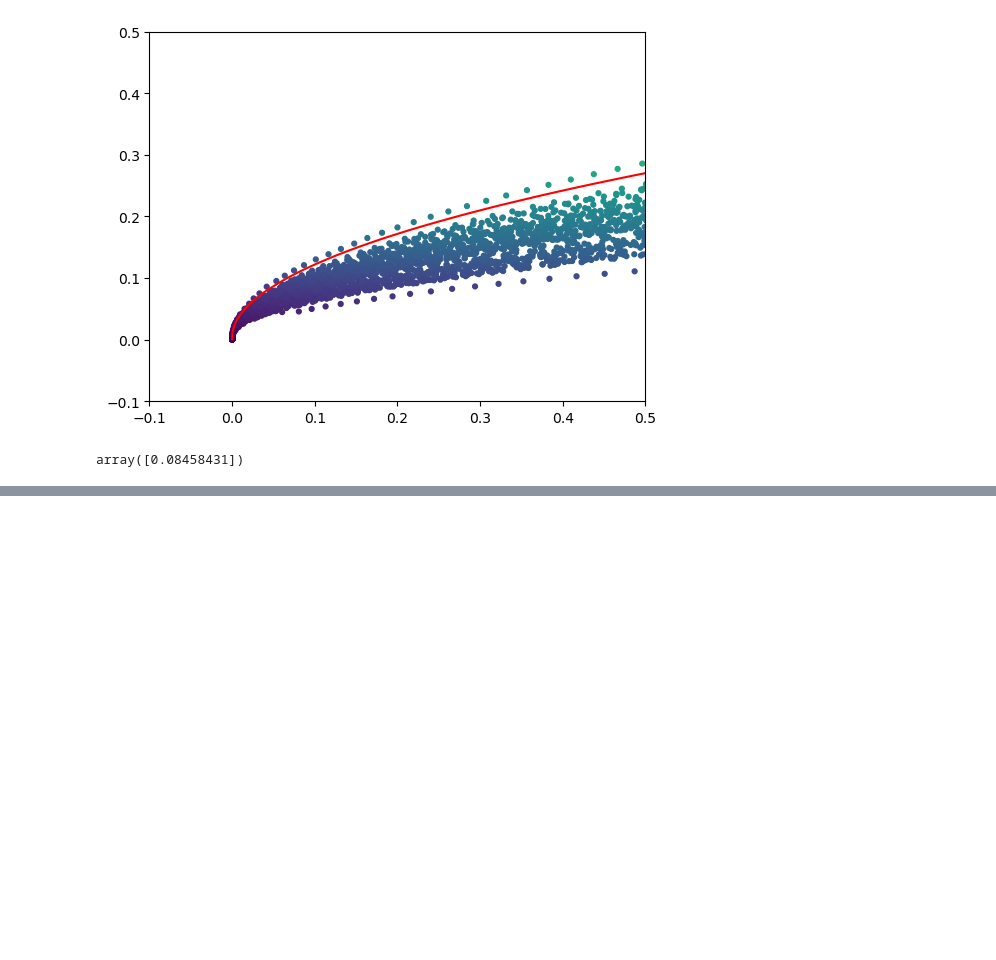
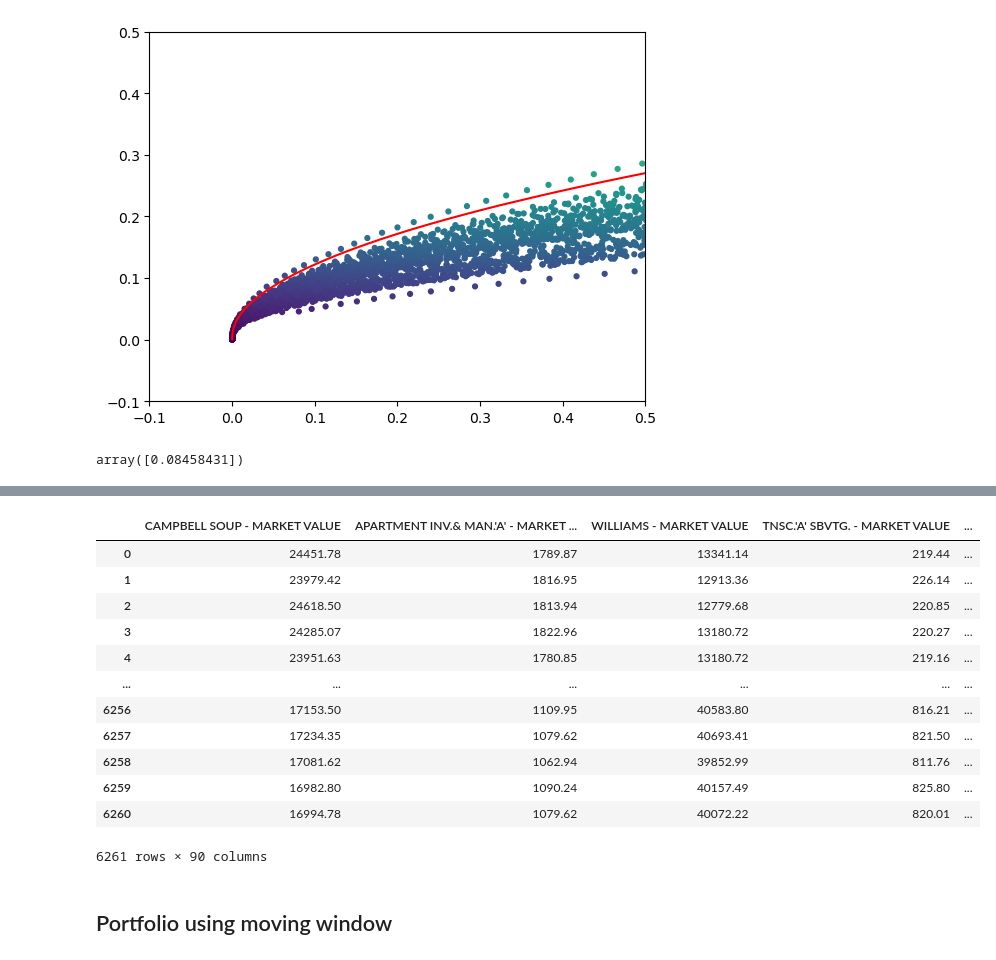
Before and after one commit to victoriawong1123/quant_asset, a Jupyter notebook: project_testing/qarm_self.ipynb, the cells around one changed output, grey strips where cells are left out. Saved outputs shown, nothing was run; the diff lists cells and outputs as text; code cells hidden in the pictures; blank space fills up the shorter version.

```diff
--- a/project_testing/qarm_self.ipynb
+++ b/project_testing/qarm_self.ipynb
@@ -675,0 +842,5 @@ plt.show()
+# %%
+# monthly return
+r = simple_return.dropna(axis=1, thresh=6250)  # drop nan with a threshold
+monthly_df = r.resample('M').agg(lambda x: (x + 1).prod() - 1)  # merge daily to monthly
+monthly_df.head(5)
@@ -675,0 +856,28 @@ plt.show()
+# %%
+# market cap
+
+cols = []
+for col in monthly_df.columns:
+    col = col.split('-')
+    for mkt_col in market_cap.columns:
+        if mkt_col.startswith(col[0]):
+            cols.append(mkt_col)
+market_cap = market_cap.loc[:, market_cap.columns.isin(cols)]
+market_cap.index = r.index
+market_cap = market_cap.resample('M').mean()
+# %% [output]
+|  | CAMPBELL SOUP - MARKET VALUE | APARTMENT INV.& MAN.'A' - MARKET ... | WILLIAMS - MARKET VALUE | TNSC.'A' SBVTG. - MARKET VALUE | ... |
+| 0 | 24451.78 | 1789.87 | 13341.14 | 219.44 | ... |
+| 1 | 23979.42 | 1816.95 | 12913.36 | 226.14 | ... |
+| 2 | 24618.50 | 1813.94 | 12779.68 | 220.85 | ... |
+| 3 | 24285.07 | 1822.96 | 13180.72 | 220.27 | ... |
+| 4 | 23951.63 | 1780.85 | 13180.72 | 219.16 | ... |
+| ... | ... | ... | ... | ... | ... |
+| 6256 | 17153.50 | 1109.95 | 40583.80 | 816.21 | ... |
+| 6257 | 17234.35 | 1079.62 | 40693.41 | 821.50 | ... |
+| 6258 | 17081.62 | 1062.94 | 39852.99 | 811.76 | ... |
+| 6259 | 16982.80 | 1090.24 | 40157.49 | 825.80 | ... |
+| 6260 | 16994.78 | 1079.62 | 40072.22 | 820.01 | ... |
+6261 rows × 90 columns
+# %% [markdown]
+## Portfolio using moving window
```
Also changed, not shown: parts of 31 cells of this notebook.
